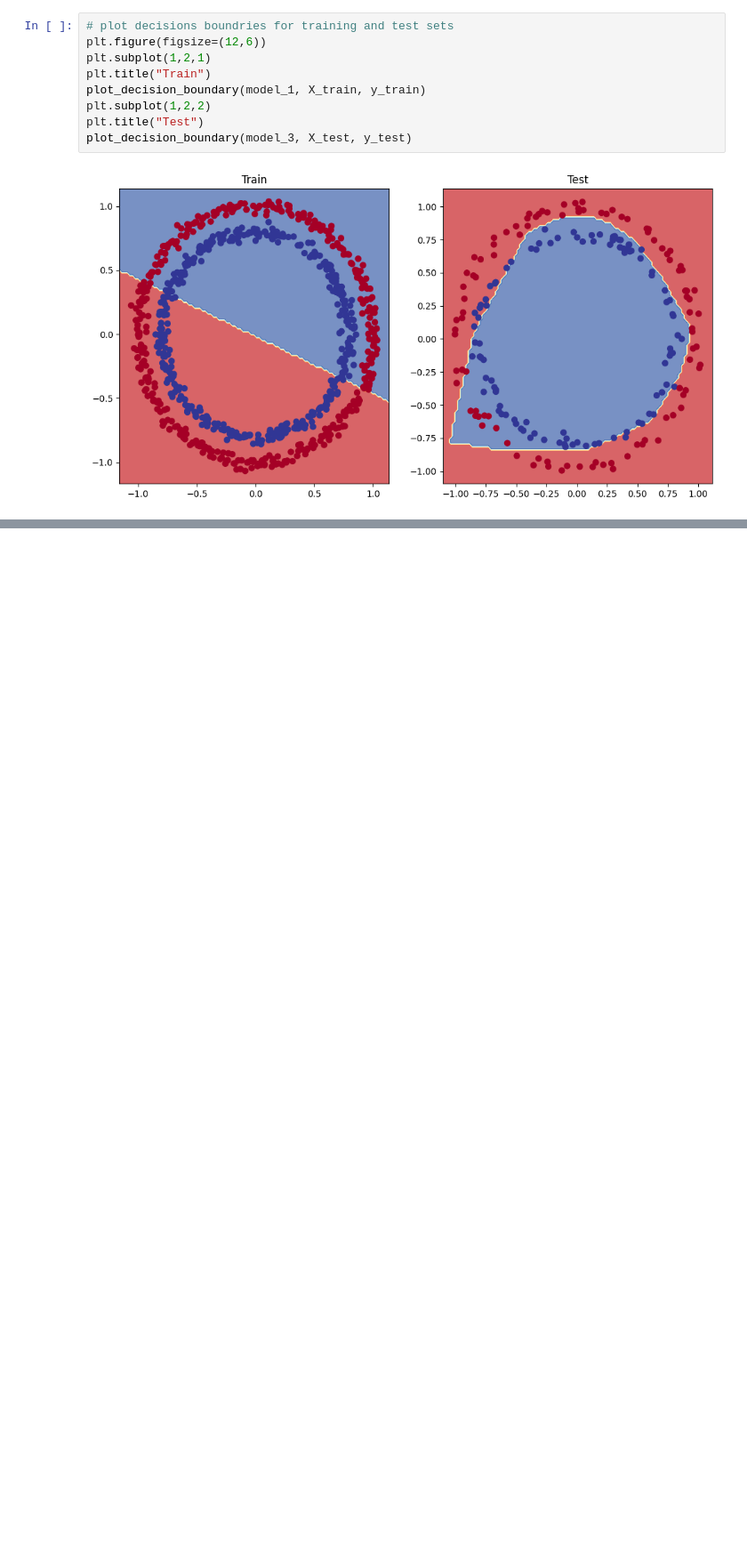
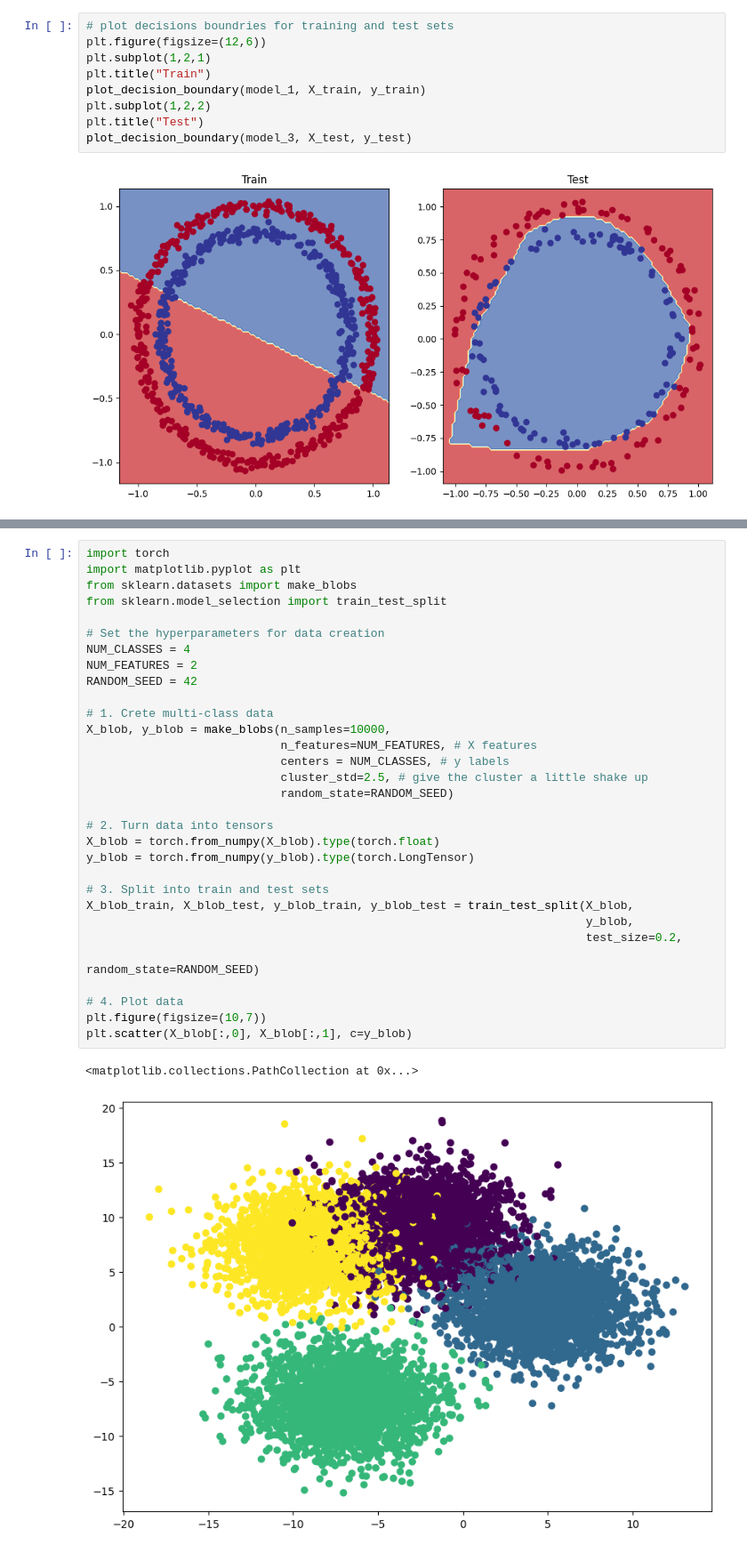
Before and after one commit to SiddheshDaphane/100-pandas-puzzles, a Jupyter notebook: 02_PyTorch_Neural_Network_Classification.ipynb, the cells around one changed output, grey strips where cells are left out. Shown at 89% size. Saved outputs shown, nothing was run; the diff lists cells and outputs as text; blank space fills up the shorter version.

```diff
--- a/02_PyTorch_Neural_Network_Classification.ipynb
+++ b/02_PyTorch_Neural_Network_Classification.ipynb
@@ -1055,0 +1116,34 @@ plot_decision_boundary(model_3, X_test, y_test)
+# %%
+import torch
+import matplotlib.pyplot as plt
+from sklearn.datasets import make_blobs
+from sklearn.model_selection import train_test_split
+
+# Set the hyperparameters for data creation
+NUM_CLASSES = 4
+NUM_FEATURES = 2
+RANDOM_SEED = 42
+
+# 1. Crete multi-class data
+X_blob, y_blob = make_blobs(n_samples=10000,
+                            n_features=NUM_FEATURES, # X features
+                            centers = NUM_CLASSES, # y labels
+                            cluster_std=2.5, # give the cluster a little shake up
+                            random_state=RANDOM_SEED)
+
+# 2. Turn data into tensors
+X_blob = torch.from_numpy(X_blob).type(torch.float)
+y_blob = torch.from_numpy(y_blob).type(torch.LongTensor)
+
+# 3. Split into train and test sets
+X_blob_train, X_blob_test, y_blob_train, y_blob_test = train_test_split(X_blob,
+                                                                        y_blob,
+                                                                        test_size=0.2,
+                                                                        random_state=RANDOM_SEED)
+
+# 4. Plot data
+plt.figure(figsize=(10,7))
+plt.scatter(X_blob[:,0], X_blob[:,1], c=y_blob)
+# %% [output]
+<matplotlib.collections.PathCollection at 0x...>
+[figure, added]
```
Also changed, not shown: parts of 33 cells of this notebook.
